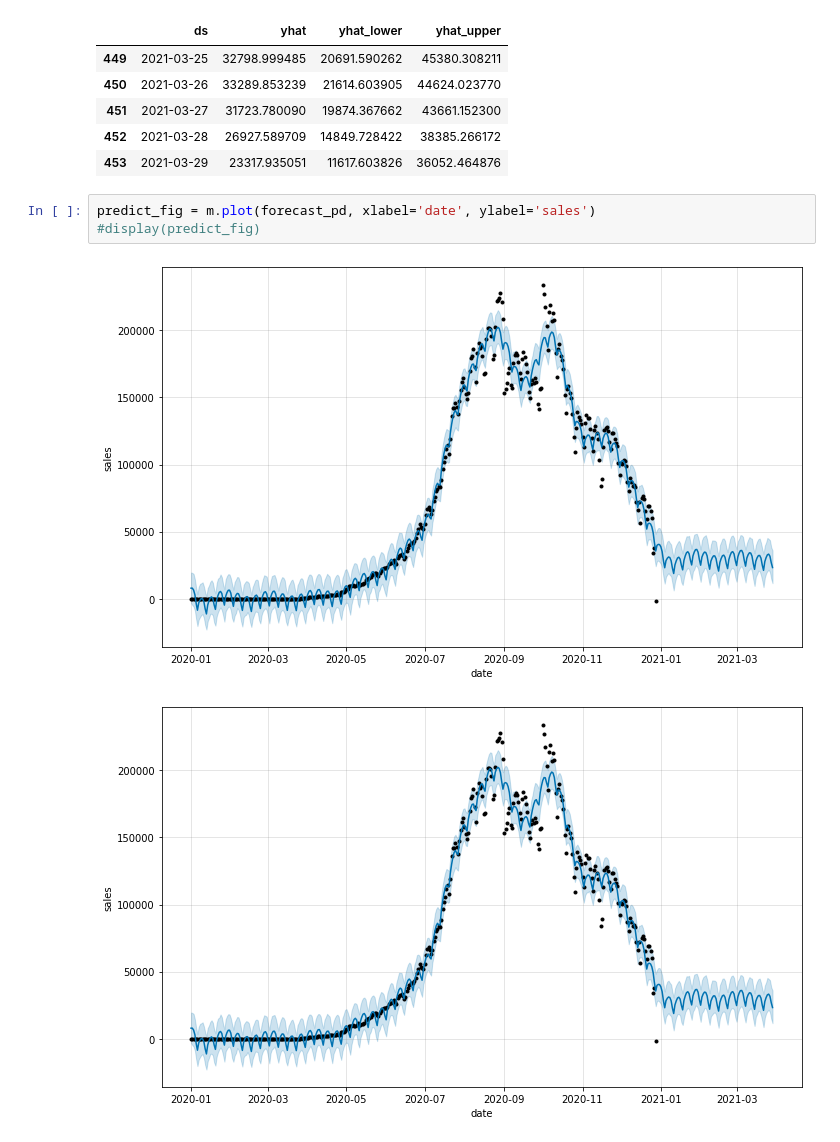
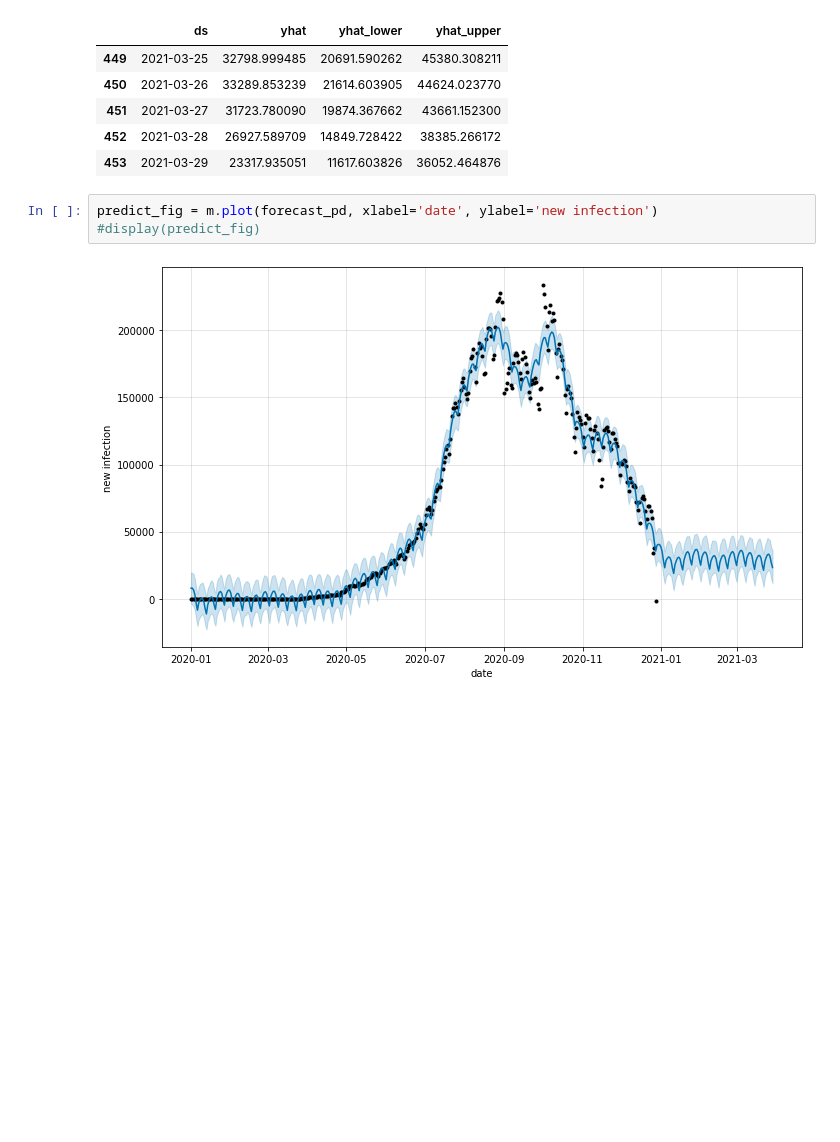
Before and after one commit to sivavee/tsprediction, a Jupyter notebook: tsprediction.ipynb, the cells around one changed output. Drawn from its saved outputs; the diff is of its cells as text; blank space fills up the shorter version.

```diff
--- a/tsprediction.ipynb
+++ b/tsprediction.ipynb
@@ -80,8 +110,7 @@ forecast_pd[['ds', 'yhat', 'yhat_lower', 'yhat_upper']].tail()
 | 452 | 2021-03-28 | 26927.589709 | 14849.728422 | 38385.266172 |
 | 453 | 2021-03-29 | 23317.935051 | 11617.603826 | 36052.464876 |
 # %%
-predict_fig = m.plot(forecast_pd, xlabel='date', ylabel='sales')
+predict_fig = m.plot(forecast_pd, xlabel='date', ylabel='new infection')
 #display(predict_fig)
 # %% [output]
-[figure, old version]
+[figure, new version]
-[figure, removed]
```
Also changed, not shown: parts of 17 cells of this notebook.
